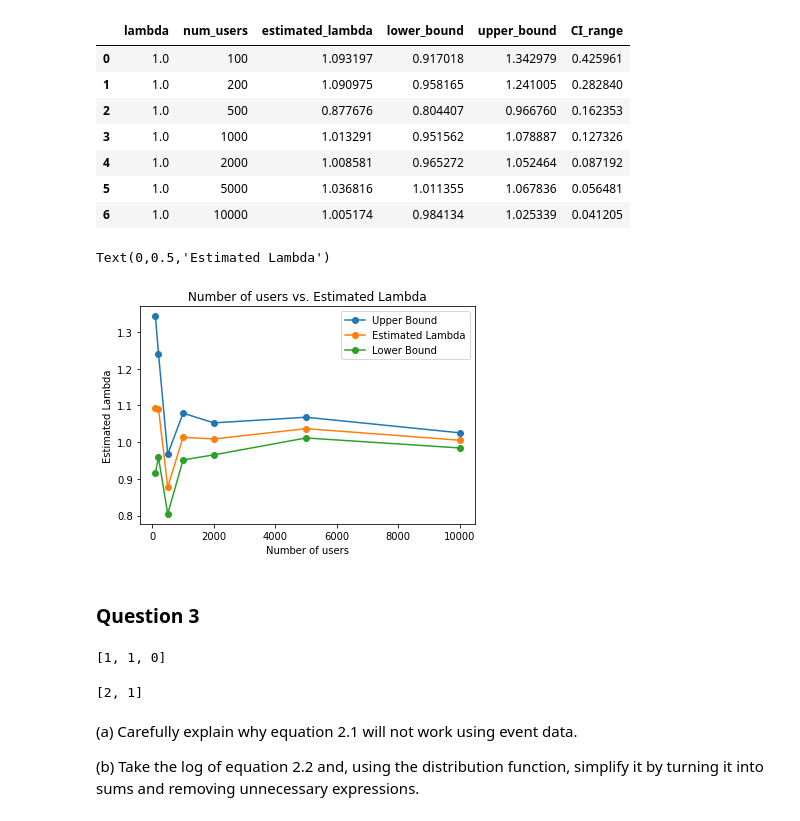
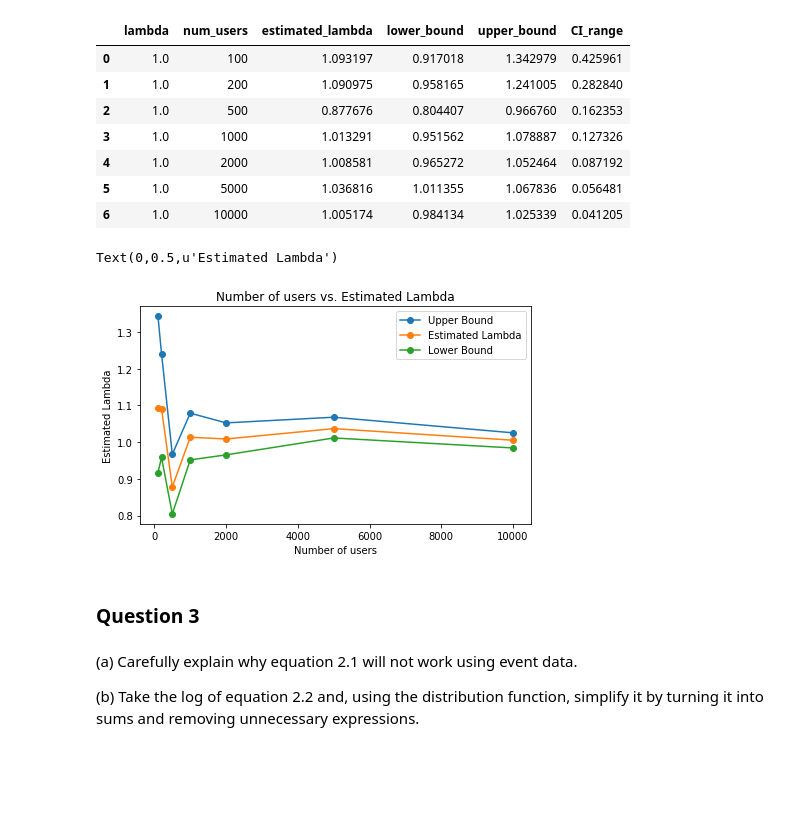
Before and after one commit to maisely/funnel-simulation, a Jupyter notebook: msan603_funnel.ipynb, the cells around one changed output. Cells and saved outputs as stored; diff of their text form; code cells hidden in the pictures; blank space fills up the shorter version.

```diff
--- a/msan603_funnel.ipynb
+++ b/msan603_funnel.ipynb
@@ -160,17 +166,16 @@ lambdaCI_df
 | 5 | 1.0 | 5000 | 1.036816 | 1.011355 | 1.067836 | 0.056481 |
 | 6 | 1.0 | 10000 | 1.005174 | 0.984134 | 1.025339 | 0.041205 |
 # %%
-plt.figure(figsize=(20,5))
-# plt.subplot(1,2,1)
+plt.figure(figsize=(7, 4))
 plt.plot(lambdaCI_df['num_users'], lambdaCI_df['upper_bound'], marker='o', label='Upper Bound')
 plt.plot(lambdaCI_df['num_users'], lambdaCI_df['estimated_lambda'], marker='o', label='Estimated Lambda')
 plt.plot(lambdaCI_df['num_users'], lambdaCI_df['lower_bound'], marker='o' , label='Lower Bound')
 plt.legend(loc='best')
 plt.title("Number of users vs. Estimated Lambda")
 plt.xlabel("Number of users")
 plt.ylabel("Estimated Lambda")
 # %% [output]
-Text(0,0.5,'Estimated Lambda')
+Text(0,0.5,u'Estimated Lambda')
-[figure, old version]
+[figure, new version]
 # %% [markdown]
 ### Question 3
@@ -202,13 +182,3 @@ def HurdleFun(user_list, breakpoints):
-# %%
-HurdleFun([.20, .40], [.25, .5])
-# %% [output]
-[1, 1, 0]
-# %%
-x = [.25, .45, .75]
-breaks = [.5]
-HurdleFun(x, breaks)
-# %% [output]
-[2, 1]
 # %% [markdown]
 (a) Carefully explain why equation 2.1 will not work using event data.
 
```
Also changed, not shown: parts of 22 cells of this notebook, 1 other file.
